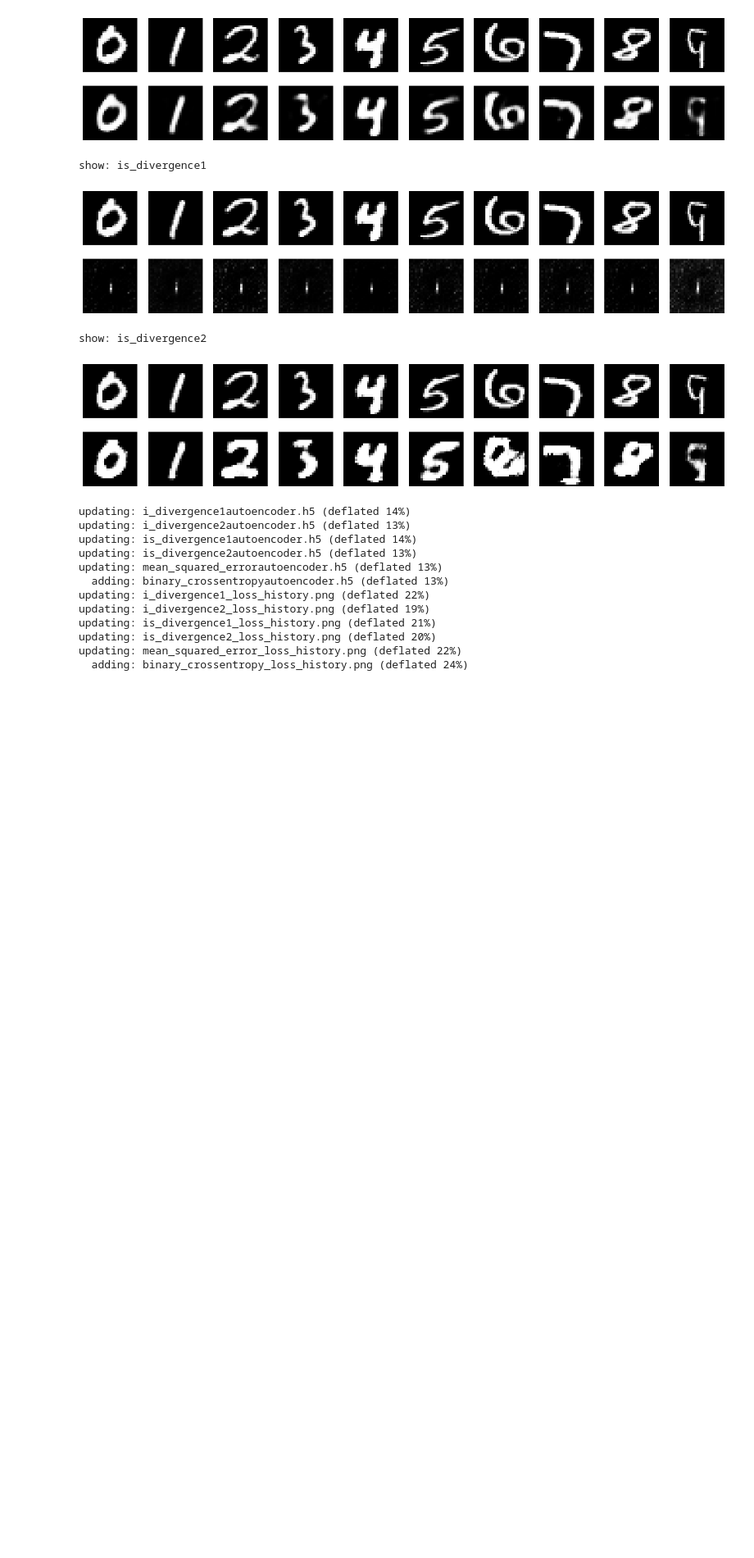
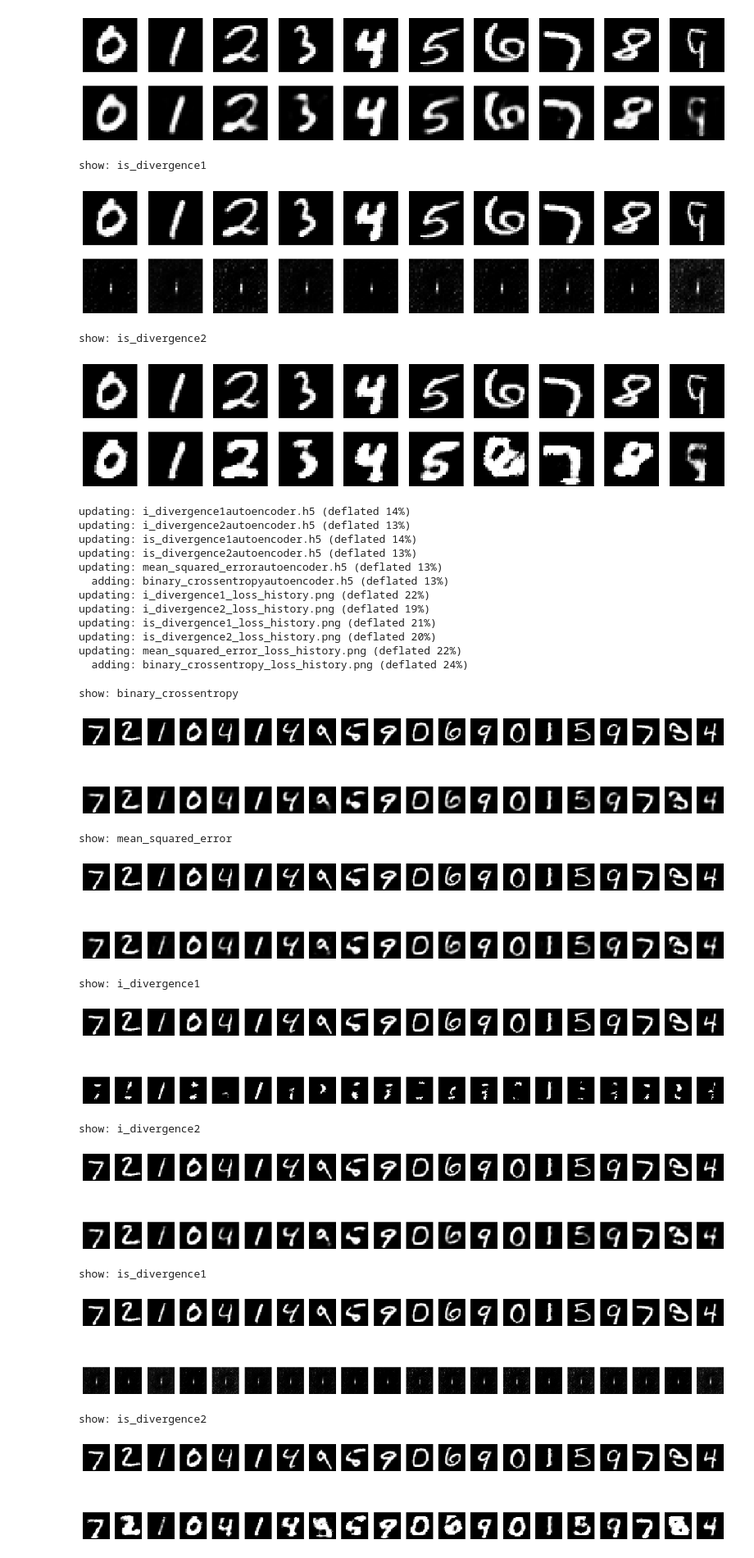
Before and after one commit to s1230038/autoencoder, a Jupyter notebook: AutoencoderForThesis.ipynb, the cells around one changed output. Shown: that part at 82% size. Drawn from its saved outputs; the diff is of its cells as text; code cells hidden in the pictures; blank space fills up the shorter version.

```diff
--- a/AutoencoderForThesis.ipynb
+++ b/AutoencoderForThesis.ipynb
@@ -59,7 +59,7 @@ x_test = x_test.astype('float32') / 255.   # {0,1}の二値ではなく実数値
 x_train = x_train.reshape((len(x_train), np.prod(x_train.shape[1:])))
 x_test = x_test.reshape((len(x_test), np.prod(x_test.shape[1:])))
 # loss functions
-lossfs = [losses.binary_crossentropy, losses.mean_squared_error, i_divergence1, i_divergence2, is_divergence1, is_divergence2]
+lossfs = [ losses.mean_squared_error, i_divergence1, i_divergence2, is_divergence1, is_divergence2]
 # lossfs = [is_divergence2]
 for loss in lossfs:
   print("start: " + loss.__name__)
@@ -171,3 +171,42 @@ updating: is_divergence1_loss_history.png (deflated 21%)
 updating: is_divergence2_loss_history.png (deflated 20%)
 updating: mean_squared_error_loss_history.png (deflated 22%)
   adding: binary_crossentropy_loss_history.png (deflated 24%)
+# %%
+import matplotlib.pyplot as plt
+
+for loss in lossfs:
+  print("show: " + loss.__name__)
+  # 保存した重みを読み込み
+  autoencoder.load_weights(loss.__name__ + 'autoencoder.h5')
+  decoded_imgs = autoencoder.predict(x_test)
+  # 何個表示するか
+  n = 20
+  plt.figure(figsize=(20, 4))
+  for i in range(n):
+      # オリジナルのテスト画像を表示
+      ax = plt.subplot(2, n, i+1)
+      plt.imshow(x_test[i].reshape(28, 28))
+      plt.gray()
+      ax.get_xaxis().set_visible(False)
+      ax.get_yaxis().set_visible(False)
+
+      # 変換された画像を表示
+      ax = plt.subplot(2, n, i+1+n)
+      plt.imshow(decoded_imgs[i].reshape(28, 28))
+      plt.gray()
+      ax.get_xaxis().set_visible(False)
+      ax.get_yaxis().set_visible(False)
+  plt.show()
+# %% [output]
+show: binary_crossentropy
+[figure, added]
+show: mean_squared_error
+[figure, added]
+show: i_divergence1
+[figure, added]
+show: i_divergence2
+[figure, added]
+show: is_divergence1
+[figure, added]
+show: is_divergence2
+[figure, added]
```
